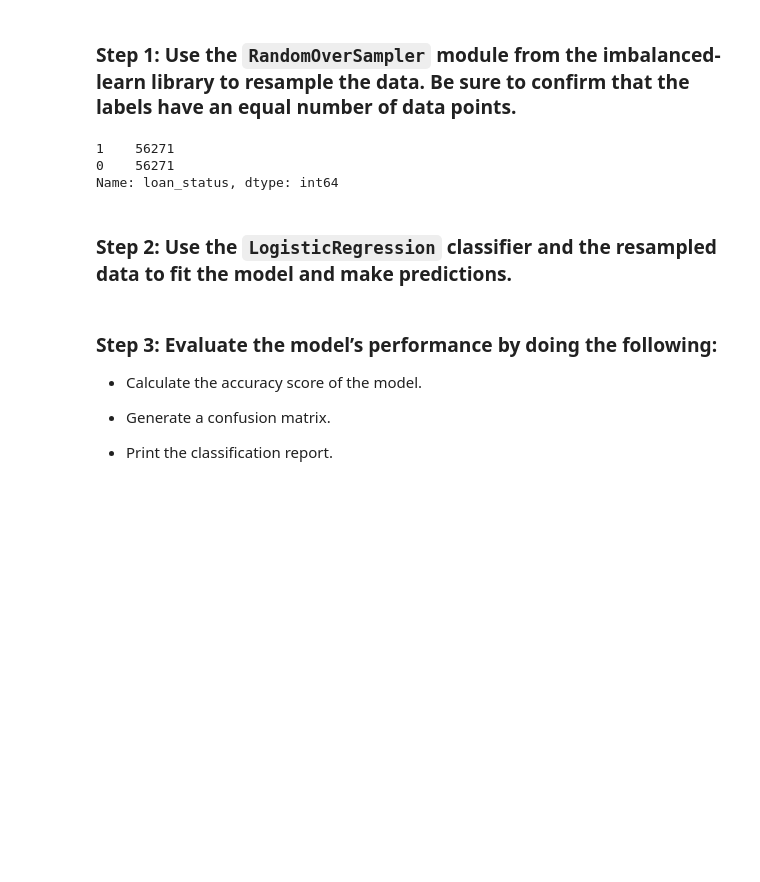
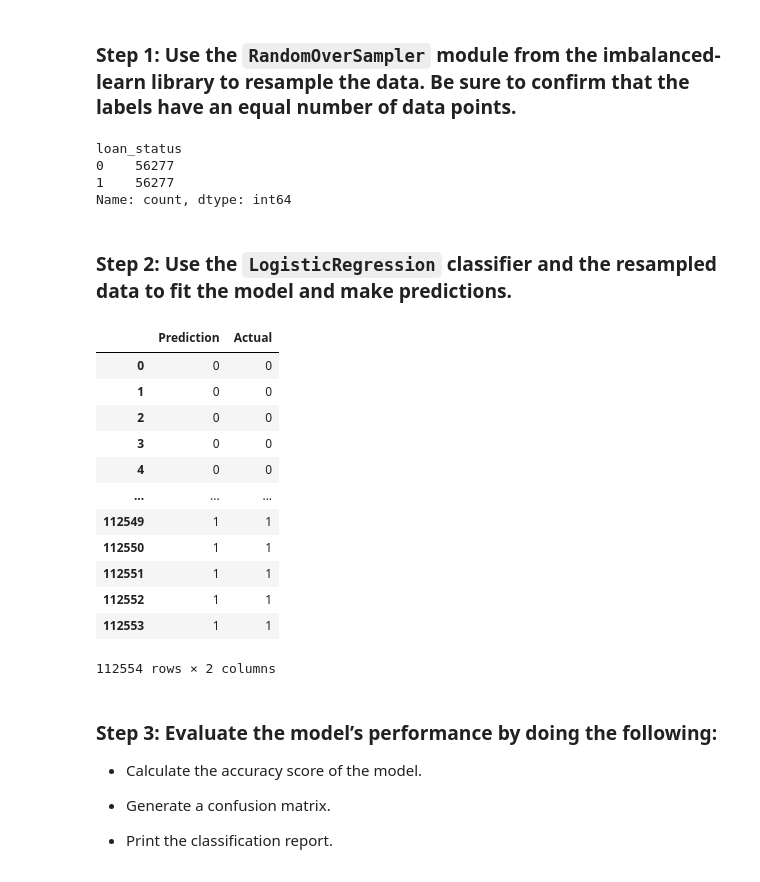
Before and after one commit to gerxxoo/Credit_Risk_Classification, a Jupyter notebook: credit_risk_resampling.ipynb, the cells around one changed output. Cells and saved outputs as stored; diff of their text form; code cells hidden in the pictures; blank space fills up the shorter version.

```diff
--- a/credit_risk_resampling.ipynb
+++ b/credit_risk_resampling.ipynb
@@ -256,29 +256,45 @@ from imblearn.over_sampling import RandomOverSampler
 
 # Instantiate the random oversampler model
 # # Assign a random_state parameter of 1 to the model
-# YOUR CODE HERE!
+random_oversampler = RandomOverSampler(random_state=1)
 
 # Fit the original training data to the random_oversampler model
-# YOUR CODE HERE!
+X_resampled, y_resampled = random_oversampler.fit_resample(X_train, y_train)
 # %%
 # Count the distinct values of the resampled labels data
-# YOUR CODE HERE!
+y_resampled.value_counts()
 # %% [output]
-1    56271
-0    56271
-Name: loan_status, dtype: int64
+loan_status
+0    56277
+1    56277
+Name: count, dtype: int64
 # %% [markdown]
 ### Step 2: Use the `LogisticRegression` classifier and the resampled data to fit the model and make predictions.
 # %%
 # Instantiate the Logistic Regression model
 # Assign a random_state parameter of 1 to the model
-# YOUR CODE HERE!
+resampled_classifier = LogisticRegression(solver='lbfgs', random_state=1)
 
 # Fit the model using the resampled training data
-# YOUR CODE HERE!
+resampled_classifier.fit(X_resampled, y_resampled)
 
 # Make a prediction using the testing data
-# YOUR CODE HERE!
+resampled_predictions = resampled_classifier.predict(X_resampled)
+pd.DataFrame({'Prediction': resampled_predictions, 'Actual': y_resampled})
+# %% [output]
+|  | Prediction | Actual |
+| 0 | 0 | 0 |
+| 1 | 0 | 0 |
+| 2 | 0 | 0 |
+| 3 | 0 | 0 |
+| 4 | 0 | 0 |
+| ... | ... | ... |
+| 112549 | 1 | 1 |
+| 112550 | 1 | 1 |
+| 112551 | 1 | 1 |
+| 112552 | 1 | 1 |
+| 112553 | 1 | 1 |
+112554 rows × 2 columns
 # %% [markdown]
 ### Step 3: Evaluate the model’s performance by doing the following:
 
```
Also changed, not shown: parts of 5 cells of this notebook.
